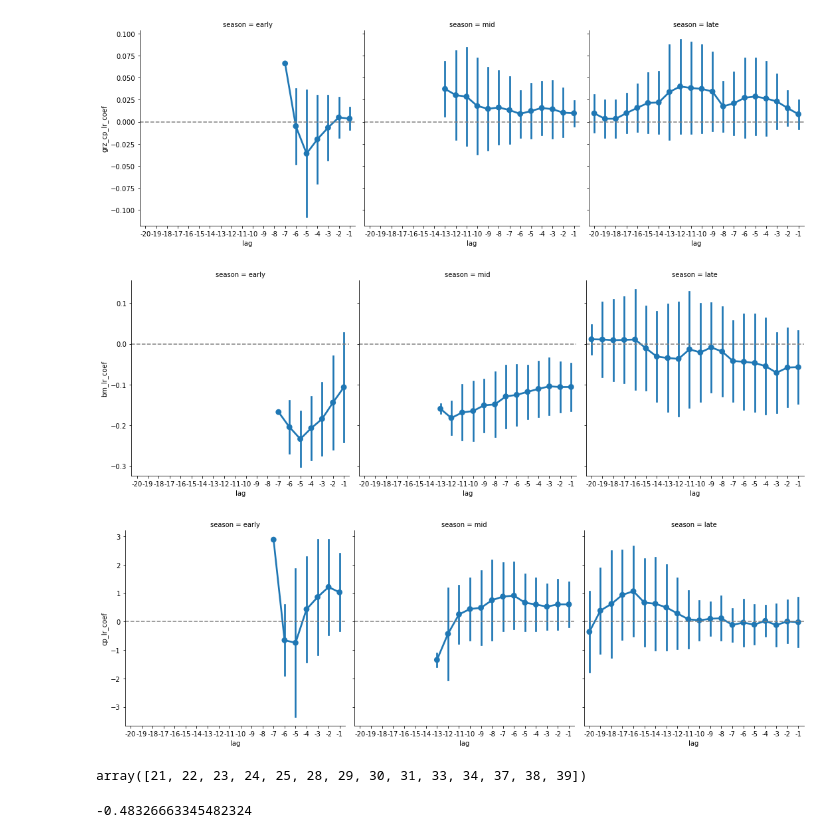
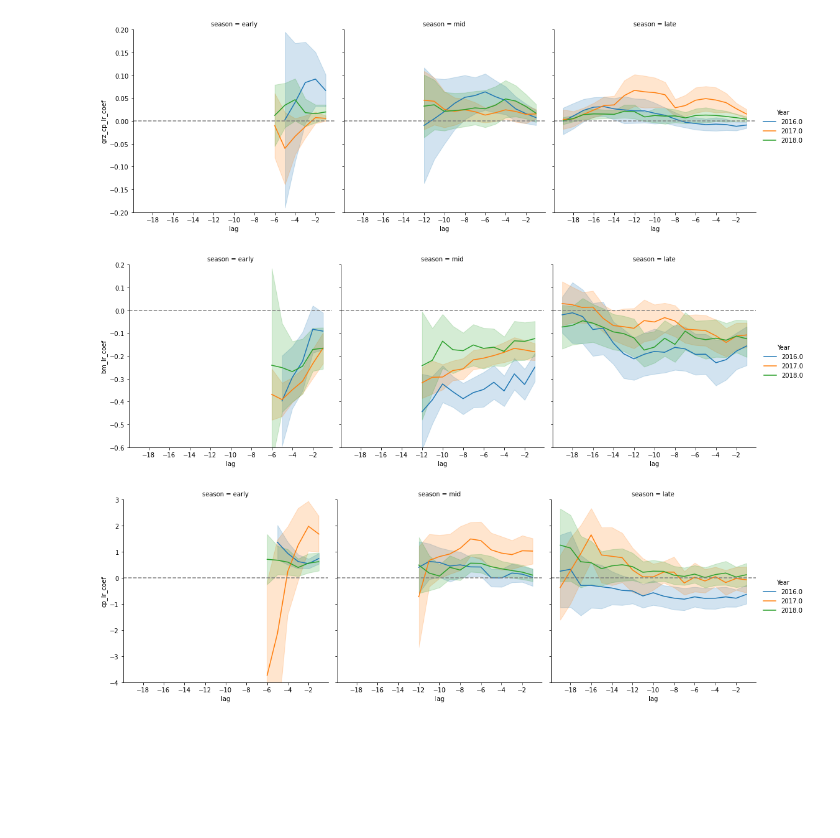
Before and after one commit to kearney-sp/lotek_processing, a Jupyter notebook: temp_autocorr_bm_grz.ipynb, the cells around one changed output. Cells and saved outputs as stored; diff of their text form; code cells hidden in the pictures; blank space fills up the shorter version.

```diff
--- a/temp_autocorr_bm_grz.ipynb
+++ b/temp_autocorr_bm_grz.ipynb
@@ -283,5 +430,6 @@ for ax in g.axes.flatten():
 # %%
-g = sns.catplot(x='lag', y='bm_grz_cor', col='season', kind='point', data=df_corr, ci='sd')
+g = sns.relplot(x='lag', y='bm_grz_cor', kind='line', hue='Year', col='season', data=df_corr, errorbar=('se', 2), palette='tab10')
 for ax in g.axes.flatten():
     ax.axhline(y=0, linestyle='dashed', color='grey')
+    ax.xaxis.set_major_locator(MaxNLocator(steps=[1, 2], integer=True))
 # %% [output]
@@ -289,5 +437,7 @@ for ax in g.axes.flatten():
 # %%
-g = sns.catplot(x='lag', y='grz_bm_cor', col='season', kind='point', data=df_corr, ci='sd')
+g = sns.relplot(x='lag', y='grz_bm_cor', kind='line', hue='Year', col='season', data=df_corr, errorbar=('se', 2), palette='tab10')
 for ax in g.axes.flatten():
     ax.axhline(y=0, linestyle='dashed', color='grey')
+    ax.xaxis.set_major_locator(MaxNLocator(steps=[1, 2], integer=True))
+    ax.set_ylim(-0.3, 0.3)
 # %% [output]
@@ -295,5 +445,7 @@ for ax in g.axes.flatten():
 # %%
-g = sns.catplot(x='lag', y='grz_bm_lr_coef', col='season', kind='point', data=df_corr, ci='sd')
+g = sns.relplot(x='lag', y='grz_bm_lr_coef', kind='line', hue='Year', col='season', data=df_corr, errorbar=('se', 2), palette='tab10')
 for ax in g.axes.flatten():
     ax.axhline(y=0, linestyle='dashed', color='grey')
+    ax.xaxis.set_major_locator(MaxNLocator(steps=[1, 2], integer=True))
+    ax.set_ylim(-0.8, 0.2)
 # %% [output]
@@ -301,22 +453,24 @@ for ax in g.axes.flatten():
 # %%
-g = sns.catplot(x='lag', y='grz_cp_lr_coef', col='season', kind='point', data=df_corr, ci='sd')
+g = sns.relplot(x='lag', y='grz_cp_lr_coef', kind='line', hue='Year', col='season', data=df_corr, errorbar=('se', 2), palette='tab10')
 for ax in g.axes.flatten():
     ax.axhline(y=0, linestyle='dashed', color='grey')
+    ax.xaxis.set_major_locator(MaxNLocator(steps=[1, 2], integer=True))
+    ax.set_ylim(-0.2, 0.2)
 # %% [output]
-[figure, old version]
+[figure, new version]
 # %%
-g = sns.catplot(x='lag', y='bm_lr_coef', col='season', kind='point', data=df_corr, ci='sd')
+g = sns.relplot(x='lag', y='bm_lr_coef', kind='line', hue='Year', col='season', data=df_corr, errorbar=('se', 2), palette='tab10')
 for ax in g.axes.flatten():
     ax.axhline(y=0, linestyle='dashed', color='grey')
+    ax.xaxis.set_major_locator(MaxNLocator(steps=[1, 2], integer=True))
+    ax.set_ylim(-0.6, 0.2)
 # %% [output]
-[figure, old version]
+[figure, new version]
 # %%
-g = sns.catplot(x='lag', y='cp_lr_coef', col='season', kind='point', data=df_corr, ci='sd')
+g = sns.relplot(x='lag', y='cp_lr_coef', kind='line', hue='Year', col='season', data=df_corr, errorbar=('se', 2), palette='tab10')
 for ax in g.axes.flatten():
     ax.axhline(y=0, linestyle='dashed', color='grey')
+    ax.xaxis.set_major_locator(MaxNLocator(steps=[1, 2], integer=True))
+    ax.set_ylim(-4.0, 3.0)
 # %% [output]
-[figure, old version]
+[figure, new version]
-# %%
-df_sub['week'].unique()
-# %% [output]
-array([21, 22, 23, 24, 25, 28, 29, 30, 31, 33, 34, 37, 38, 39])
@@ -341,4 +476,0 @@ pcorr = np.corrcoef(f1.resid, f2.resid)[0, 1]
-# %%
-sum(f1.params[1:])
-# %% [output]
--0.48326663345482324
```
Also changed, not shown: parts of 40 cells of this notebook, 9 other files.
